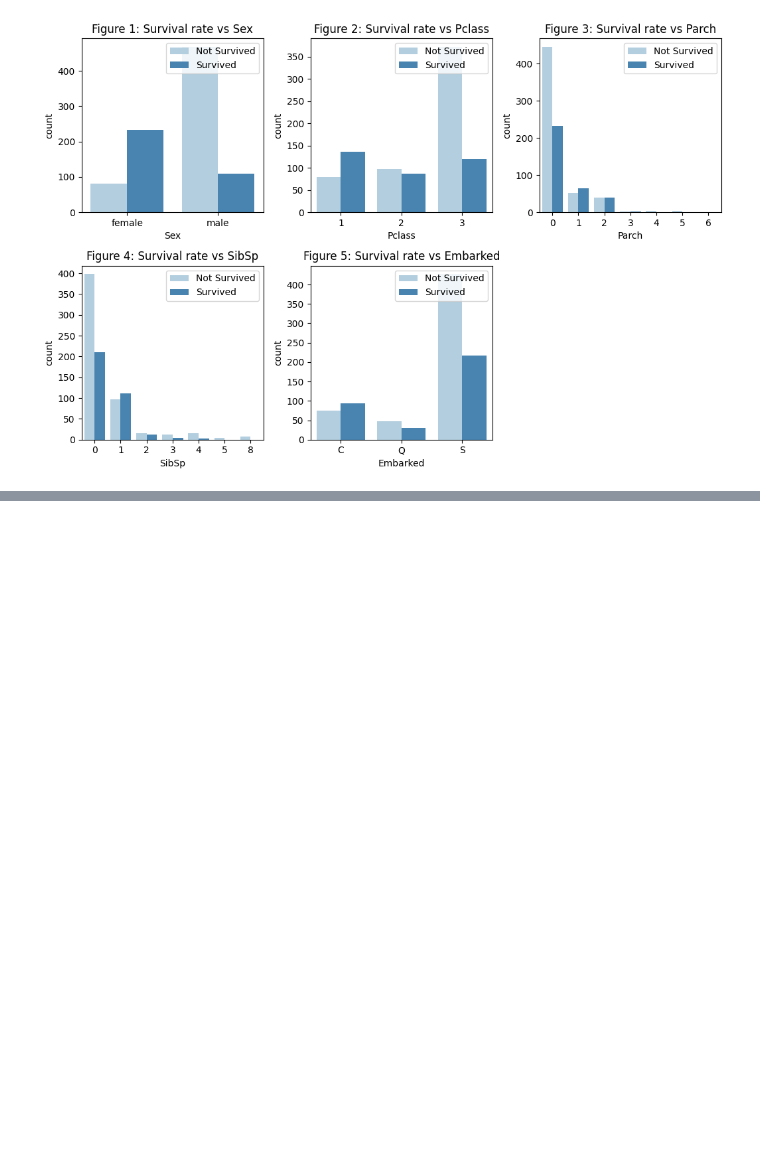
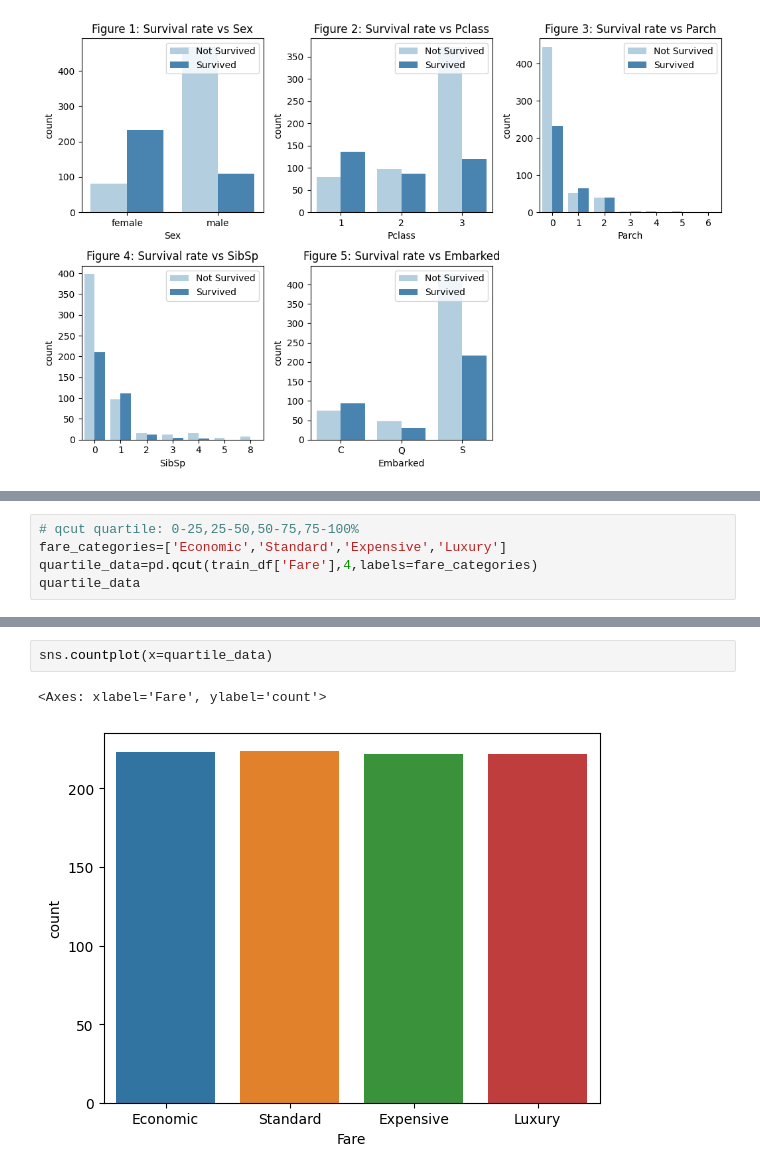
Before and after one commit to dangtrantrung/Kaggle-Titanic-ML-Project, a Jupyter notebook: notebook939491aa92.ipynb, the cells around one changed output, grey strips where cells are left out. Saved outputs shown, nothing was run; the diff lists cells and outputs as text; blank space fills up the shorter version.

```diff
--- a/notebook939491aa92.ipynb
+++ b/notebook939491aa92.ipynb
@@ -319,0 +385,5 @@ plt.show()
+# %%
+# qcut quartile: 0-25,25-50,50-75,75-100%
+fare_categories=['Economic','Standard','Expensive','Luxury']
+quartile_data=pd.qcut(train_df['Fare'],4,labels=fare_categories)
+quartile_data
@@ -319,0 +405,5 @@ plt.show()
+# %%
+sns.countplot(x=quartile_data)
+# %% [output]
+<Axes: xlabel='Fare', ylabel='count'>
+[figure, added]
```
Also changed, not shown: parts of 9 cells of this notebook.
